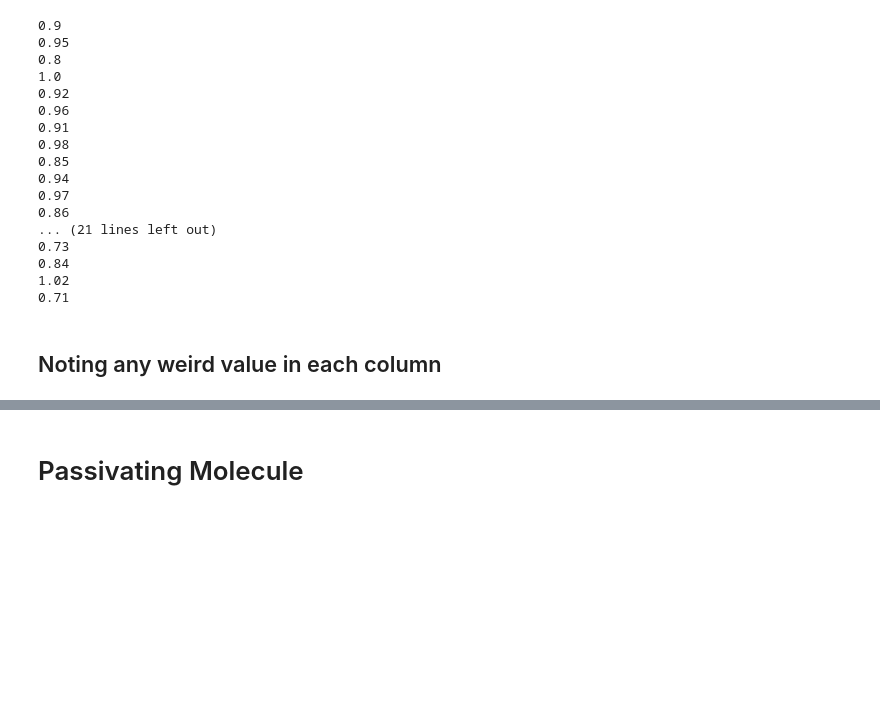
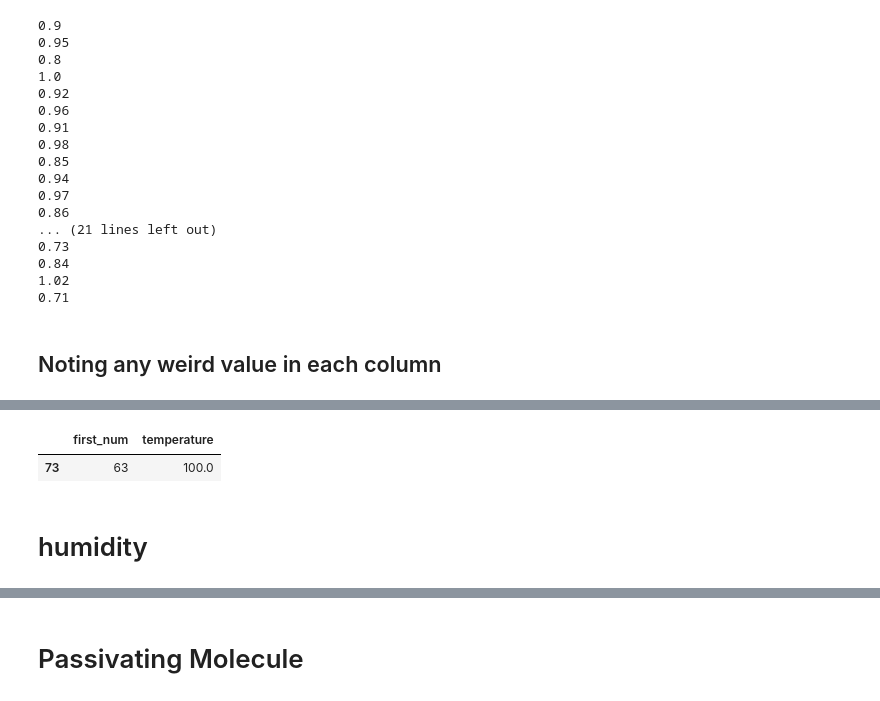
Before and after one commit to kanggunh/DSC180_B11_Q2, a Jupyter notebook: inspect_annotation.ipynb, the cells around one changed output, grey strips where cells are left out. Saved outputs shown, nothing was run; the diff lists cells and outputs as text; code cells hidden in the pictures; blank space fills up the shorter version.

Commit message:
accuracy_numeric complete
Found the edge case of range of value in tempeature and humidity

Will handle them in evaluation and database separately

```diff
--- a/inspect_annotation.ipynb
+++ b/inspect_annotation.ipynb
@@ -45,0 +125,9 @@ for index, value in data_inspect.iteritems():
+# %%
+temperature = annotation[["first_num","temperature"]]
+temperature = temperature[temperature['temperature'] == 100]
+temperature
+# %% [output]
+|  | first_num | temperature |
+| 73 | 63 | 100.0 |
+# %% [markdown]
+# humidity
```
Also changed, not shown: parts of 11 cells of this notebook, 1 other file.
